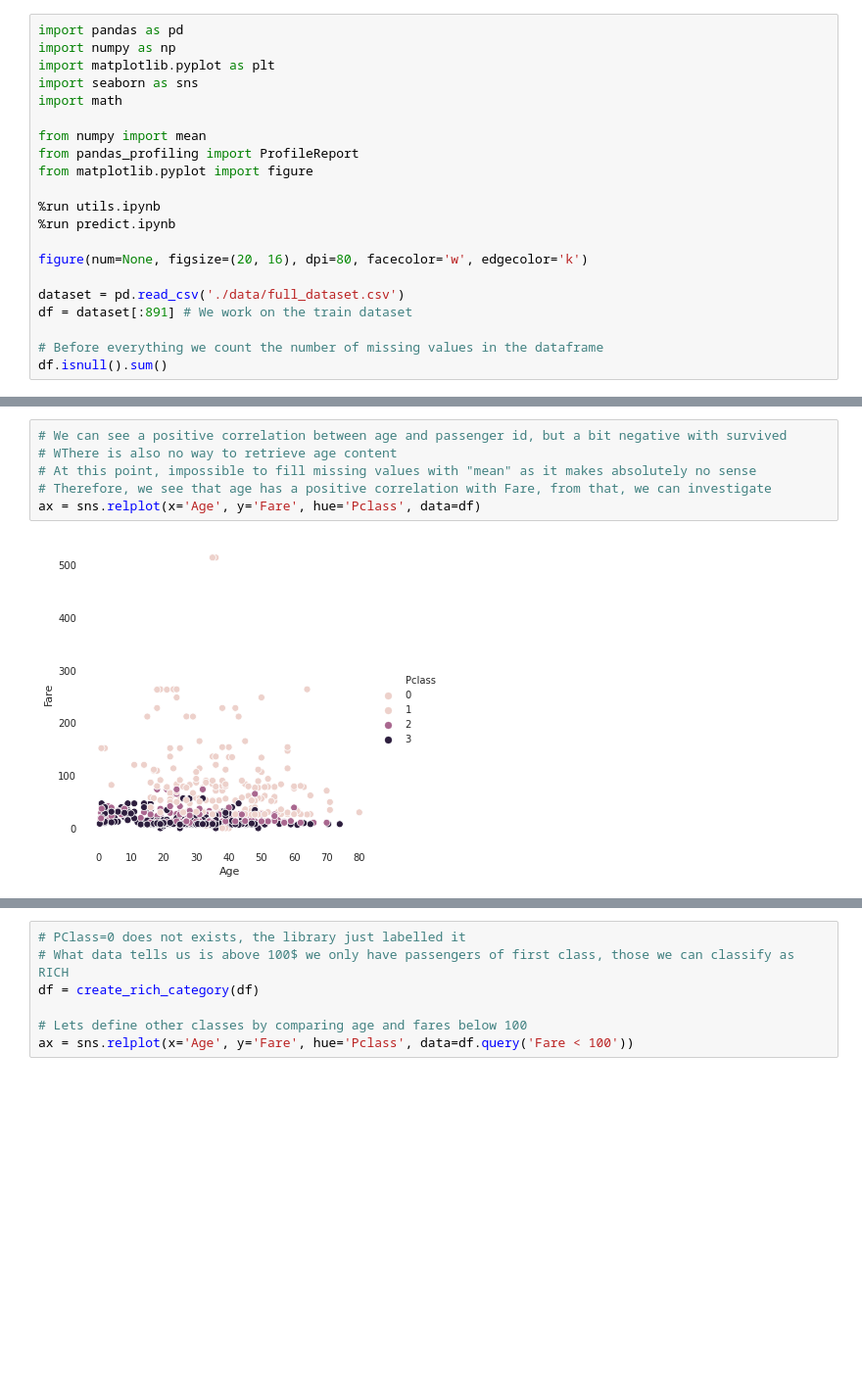
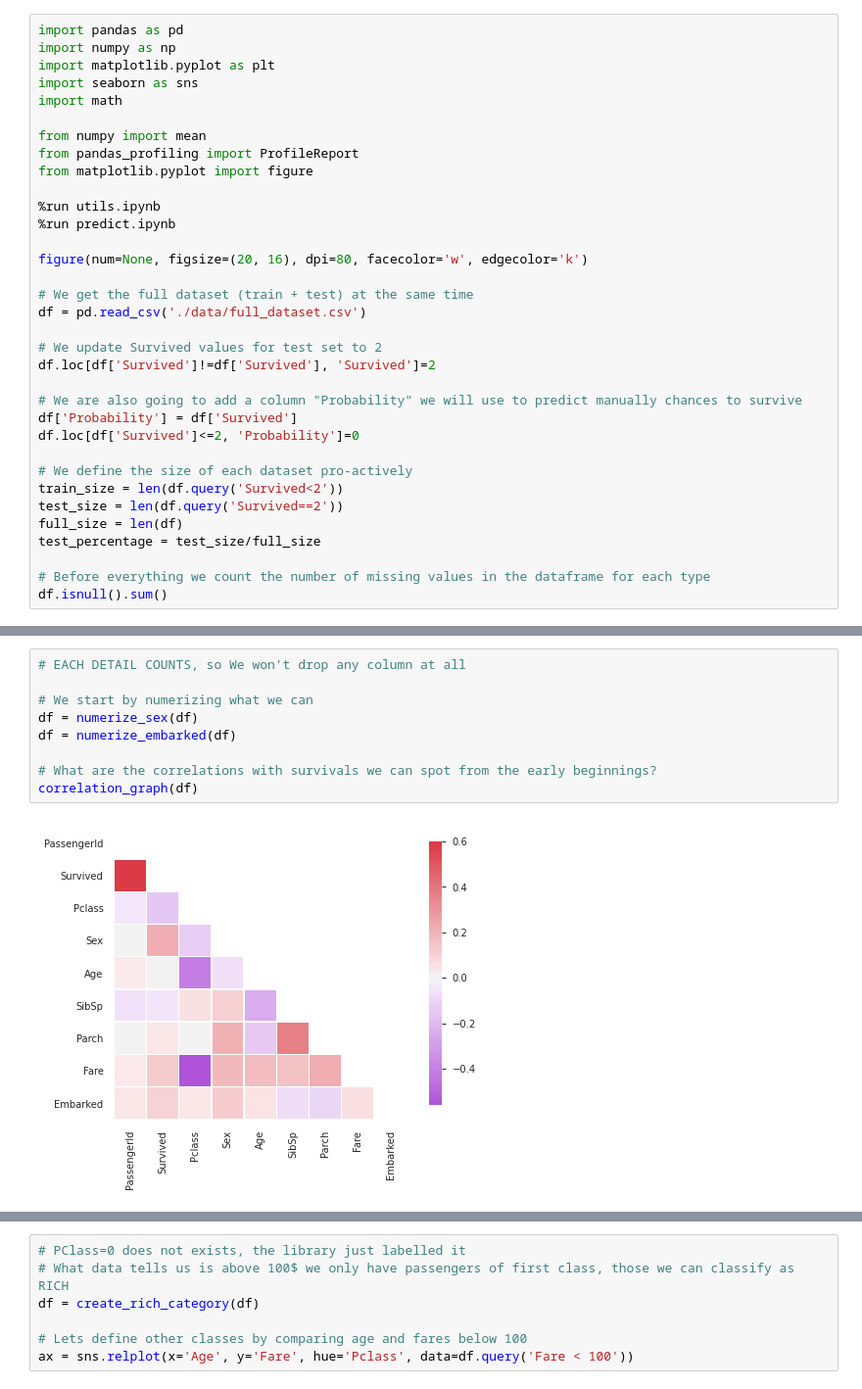
Before and after one commit to edouardkombo/titanic-kaggle-competition, a Jupyter notebook: index.ipynb, the cells around one changed output, grey strips where cells are left out. Shown at 98% size. Saved outputs shown, nothing was run; the diff lists cells and outputs as text; blank space fills up the shorter version.

```diff
--- a/index.ipynb
+++ b/index.ipynb
@@ -14,9 +14,22 @@ from matplotlib.pyplot import figure
 
 figure(num=None, figsize=(20, 16), dpi=80, facecolor='w', edgecolor='k')
 
-dataset = pd.read_csv('./data/full_dataset.csv')
-df = dataset[:891] # We work on the train dataset
+# We get the full dataset (train + test) at the same time
+df = pd.read_csv('./data/full_dataset.csv')
 
-# Before everything we count the number of missing values in the dataframe
+# We update Survived values for test set to 2
+df.loc[df['Survived']!=df['Survived'], 'Survived']=2
+
+# We are also going to add a column "Probability" we will use to predict manually chances to survive
+df['Probability'] = df['Survived']
+df.loc[df['Survived']<=2, 'Probability']=0
+
+# We define the size of each dataset pro-actively
+train_size = len(df.query('Survived<2'))
+test_size = len(df.query('Survived==2'))
+full_size = len(df)
+test_percentage = test_size/full_size
+
+# Before everything we count the number of missing values in the dataframe for each type
 df.isnull().sum()
 # %% [output]
@@ -64,8 +59,11 @@ See the caveats in the documentation: http://pandas.pydata.org/pandas-docs/stabl
-# %%
-# We can see a positive correlation between age and passenger id, but a bit negative with survived
-# WThere is also no way to retrieve age content
-# At this point, impossible to fill missing values with "mean" as it makes absolutely no sense
-# Therefore, we see that age has a positive correlation with Fare, from that, we can investigate
-ax = sns.relplot(x='Age', y='Fare', hue='Pclass', data=df)
-# %% [output]
-[figure, removed]
+# %%
+# EACH DETAIL COUNTS, so We won't drop any column at all
+
+# We start by numerizing what we can
+df = numerize_sex(df)
+df = numerize_embarked(df)
+
+# What are the correlations with survivals we can spot from the early beginnings?
+correlation_graph(df)
+# %% [output]
+[figure, added]
```
Also changed, not shown: parts of 12 cells of this notebook, 2 other files.
